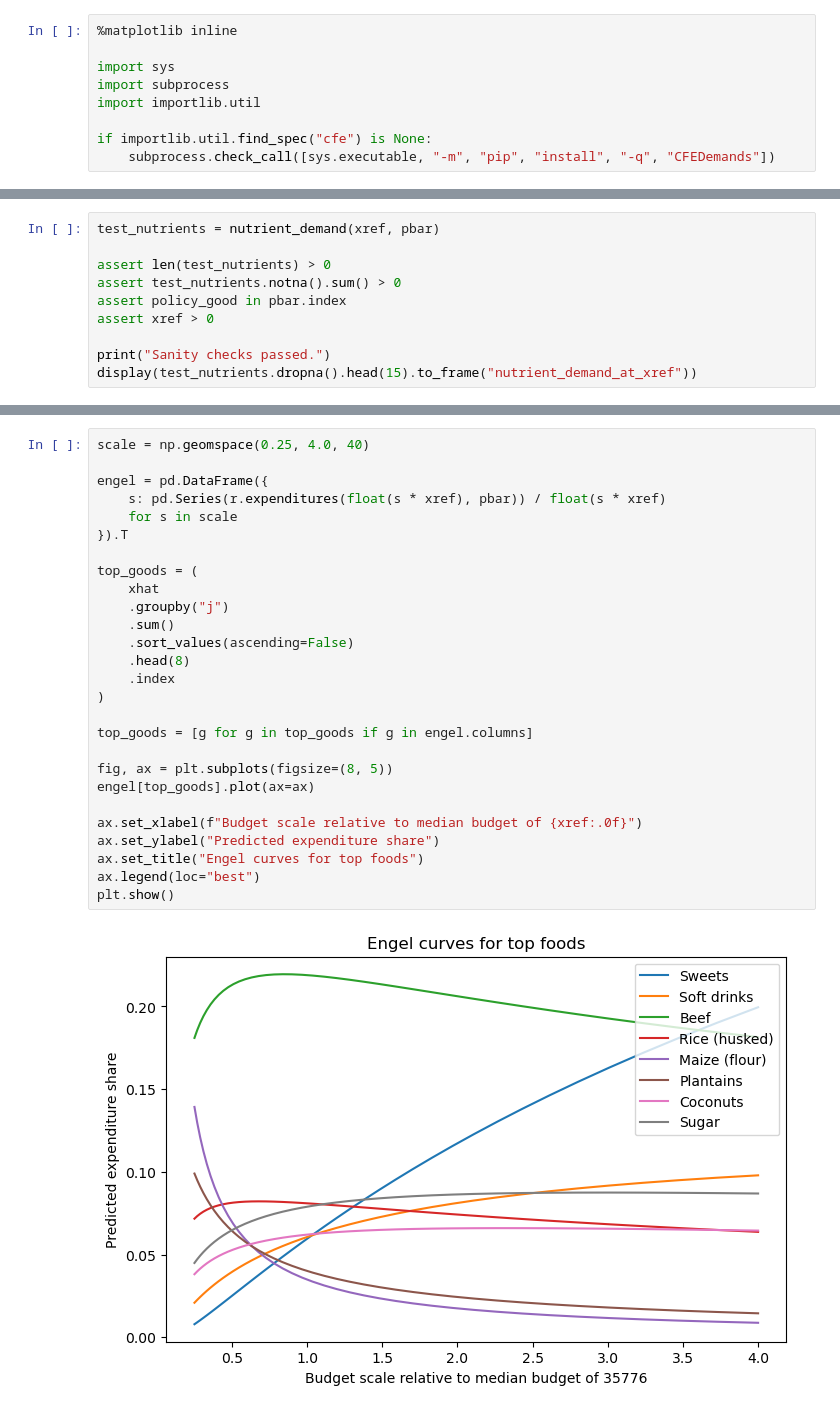
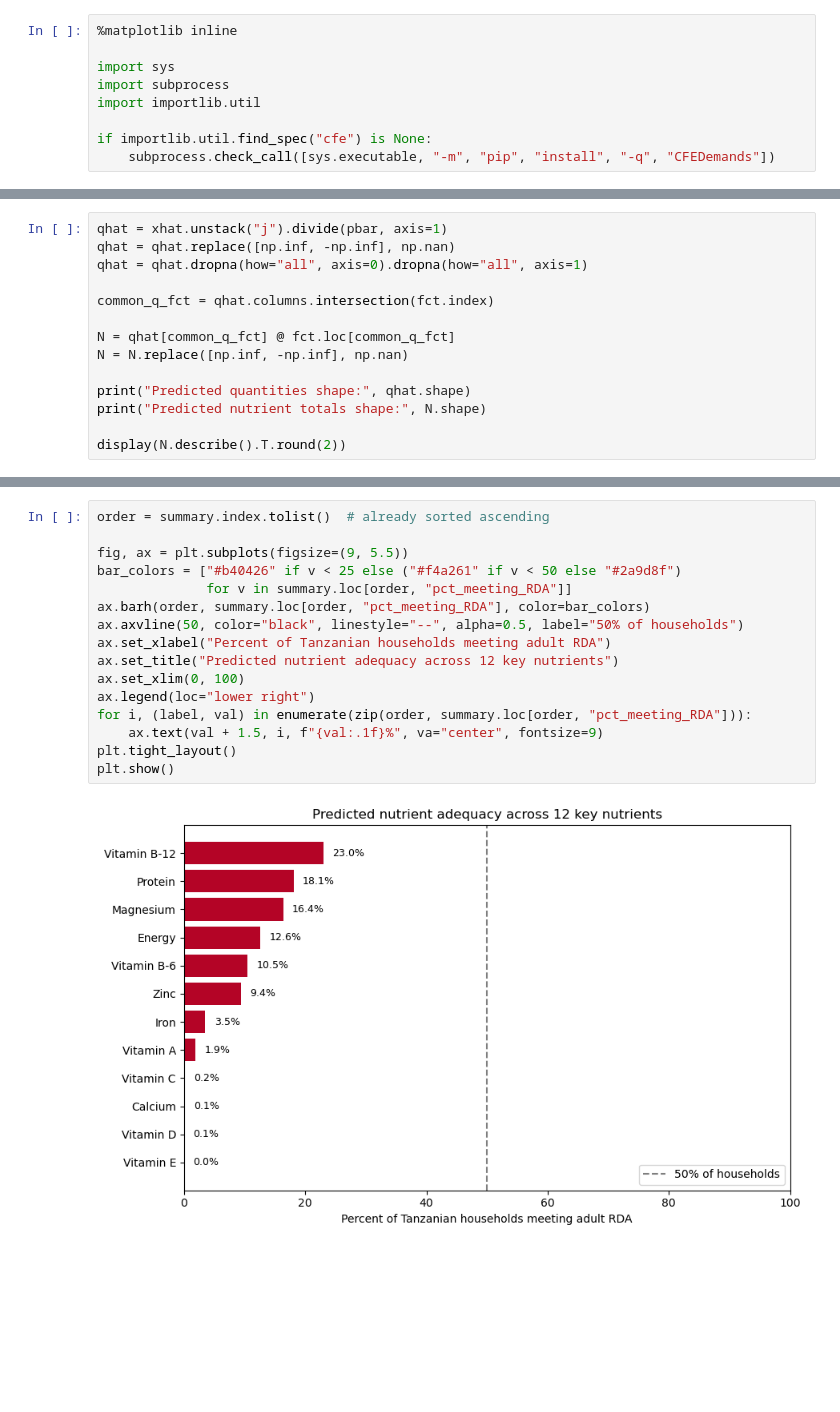
Before and after one commit to danieldo-tech/EEP153_Borlaug, a Jupyter notebook: Project 4 - Tanzania/Project4Code.ipynb, the cells around one changed output, grey strips where cells are left out. Cells and saved outputs as stored; diff of their text form; blank space fills up the shorter version.

Commit message:
Update Tanzania project notebook and outputs

```diff
--- a/Project 4 - Tanzania/Project4Code.ipynb
+++ b/Project 4 - Tanzania/Project4Code.ipynb
@@ -739,11 +625,15 @@ The output shows predicted nutrient demand at the reference budget. This confirm
 # %%
-test_nutrients = nutrient_demand(xref, pbar)
+qhat = xhat.unstack("j").divide(pbar, axis=1)
+qhat = qhat.replace([np.inf, -np.inf], np.nan)
+qhat = qhat.dropna(how="all", axis=0).dropna(how="all", axis=1)
 
-assert len(test_nutrients) > 0
-assert test_nutrients.notna().sum() > 0
-assert policy_good in pbar.index
-assert xref > 0
+common_q_fct = qhat.columns.intersection(fct.index)
 
-print("Sanity checks passed.")
-display(test_nutrients.dropna().head(15).to_frame("nutrient_demand_at_xref"))
+N = qhat[common_q_fct] @ fct.loc[common_q_fct]
+N = N.replace([np.inf, -np.inf], np.nan)
+
+print("Predicted quantities shape:", qhat.shape)
+print("Predicted nutrient totals shape:", N.shape)
+
+display(N.describe().T.round(2))
 # %% [output]
@@ -811,30 +734,19 @@ This helps show which foods become more or less important as households become r
 # %%
-scale = np.geomspace(0.25, 4.0, 40)
+order = summary.index.tolist()  # already sorted ascending
 
-engel = pd.DataFrame({
-    s: pd.Series(r.expenditures(float(s * xref), pbar)) / float(s * xref)
-    for s in scale
-}).T
-
-top_goods = (
-    xhat
-    .groupby("j")
-    .sum()
-    .sort_values(ascending=False)
-    .head(8)
-    .index
-)
-
-top_goods = [g for g in top_goods if g in engel.columns]
-
-fig, ax = plt.subplots(figsize=(8, 5))
-engel[top_goods].plot(ax=ax)
-
-ax.set_xlabel(f"Budget scale relative to median budget of {xref:.0f}")
-ax.set_ylabel("Predicted expenditure share")
-ax.set_title("Engel curves for top foods")
-ax.legend(loc="best")
+fig, ax = plt.subplots(figsize=(9, 5.5))
+bar_colors = ["#b40426" if v < 25 else ("#f4a261" if v < 50 else "#2a9d8f")
+              for v in summary.loc[order, "pct_meeting_RDA"]]
+ax.barh(order, summary.loc[order, "pct_meeting_RDA"], color=bar_colors)
+ax.axvline(50, color="black", linestyle="--", alpha=0.5, label="50% of households")
+ax.set_xlabel("Percent of Tanzanian households meeting adult RDA")
+ax.set_title("Predicted nutrient adequacy across 12 key nutrients")
+ax.set_xlim(0, 100)
+ax.legend(loc="lower right")
+for i, (label, val) in enumerate(zip(order, summary.loc[order, "pct_meeting_RDA"])):
+    ax.text(val + 1.5, i, f"{val:.1f}%", va="center", fontsize=9)
+plt.tight_layout()
 plt.show()
 # %% [output]
-[figure, old version]
+[figure, new version]
 # %% [markdown]
```
Also changed, not shown: parts of 61 cells of this notebook, 6 other files.
